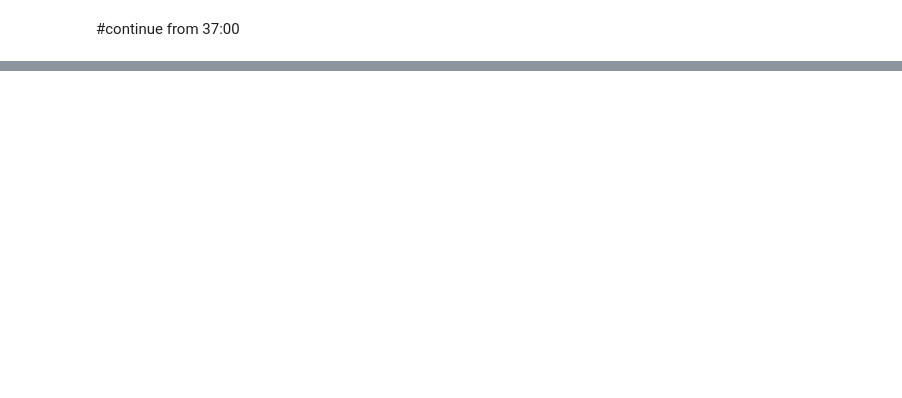
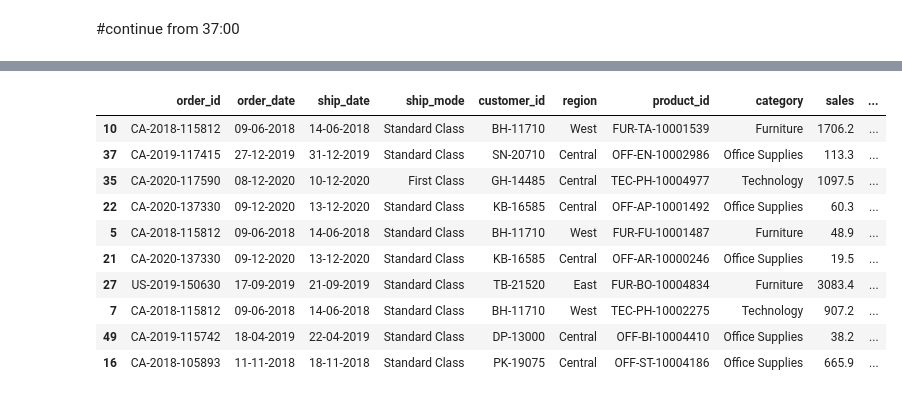
Before and after one commit to pranav444444/Revisiting-Pandas-and-Sql, a Jupyter notebook: pandas/revision_1.ipynb, the cells around one changed output, grey strips where cells are left out. Saved outputs shown, nothing was run; the diff lists cells and outputs as text; code cells hidden in the pictures; blank space fills up the shorter version.

Commit message:
learnt about sort_index(),sort_values(),filtering,adding,updating and deleting columns

```diff
--- a/pandas/revision_1.ipynb
+++ b/pandas/revision_1.ipynb
@@ -442,0 +474,3 @@ df.head()
+# %%
+#descending
+df.sort_index(ascending=False,inplace=True)
@@ -442,0 +486,2 @@ df.head()
+# %%
+df.sort_index(inplace=True,ascending=True)
@@ -442,0 +517,16 @@ df.head()
+# %%
+#we can also sort based on 2 columns
+#first it will sort descendign by quantity and if the quantities are same then it will look for profit and also sort it in descending kanner
+df.sort_values(['quantity','profit'],ascending=[False,False]).head(10)
+# %% [output]
+|  | order_id | order_date | ship_date | ship_mode | customer_id | region | product_id | category | sales | ... |
+| 10 | CA-2018-115812 | 09-06-2018 | 14-06-2018 | Standard Class | BH-11710 | West | FUR-TA-10001539 | Furniture | 1706.2 | ... |
+| 37 | CA-2019-117415 | 27-12-2019 | 31-12-2019 | Standard Class | SN-20710 | Central | OFF-EN-10002986 | Office Supplies | 113.3 | ... |
+| 35 | CA-2020-117590 | 08-12-2020 | 10-12-2020 | First Class | GH-14485 | Central | TEC-PH-10004977 | Technology | 1097.5 | ... |
+| 22 | CA-2020-137330 | 09-12-2020 | 13-12-2020 | Standard Class | KB-16585 | Central | OFF-AP-10001492 | Office Supplies | 60.3 | ... |
+| 5 | CA-2018-115812 | 09-06-2018 | 14-06-2018 | Standard Class | BH-11710 | West | FUR-FU-10001487 | Furniture | 48.9 | ... |
+| 21 | CA-2020-137330 | 09-12-2020 | 13-12-2020 | Standard Class | KB-16585 | Central | OFF-AR-10000246 | Office Supplies | 19.5 | ... |
+| 27 | US-2019-150630 | 17-09-2019 | 21-09-2019 | Standard Class | TB-21520 | East | FUR-BO-10004834 | Furniture | 3083.4 | ... |
+| 7 | CA-2018-115812 | 09-06-2018 | 14-06-2018 | Standard Class | BH-11710 | West | TEC-PH-10002275 | Technology | 907.2 | ... |
+| 49 | CA-2019-115742 | 18-04-2019 | 22-04-2019 | Standard Class | DP-13000 | Central | OFF-BI-10004410 | Office Supplies | 38.2 | ... |
+| 16 | CA-2018-105893 | 11-11-2018 | 18-11-2018 | Standard Class | PK-19075 | Central | OFF-ST-10004186 | Office Supplies | 665.9 | ... |
```
Also changed, not shown: parts of 34 cells of this notebook.
